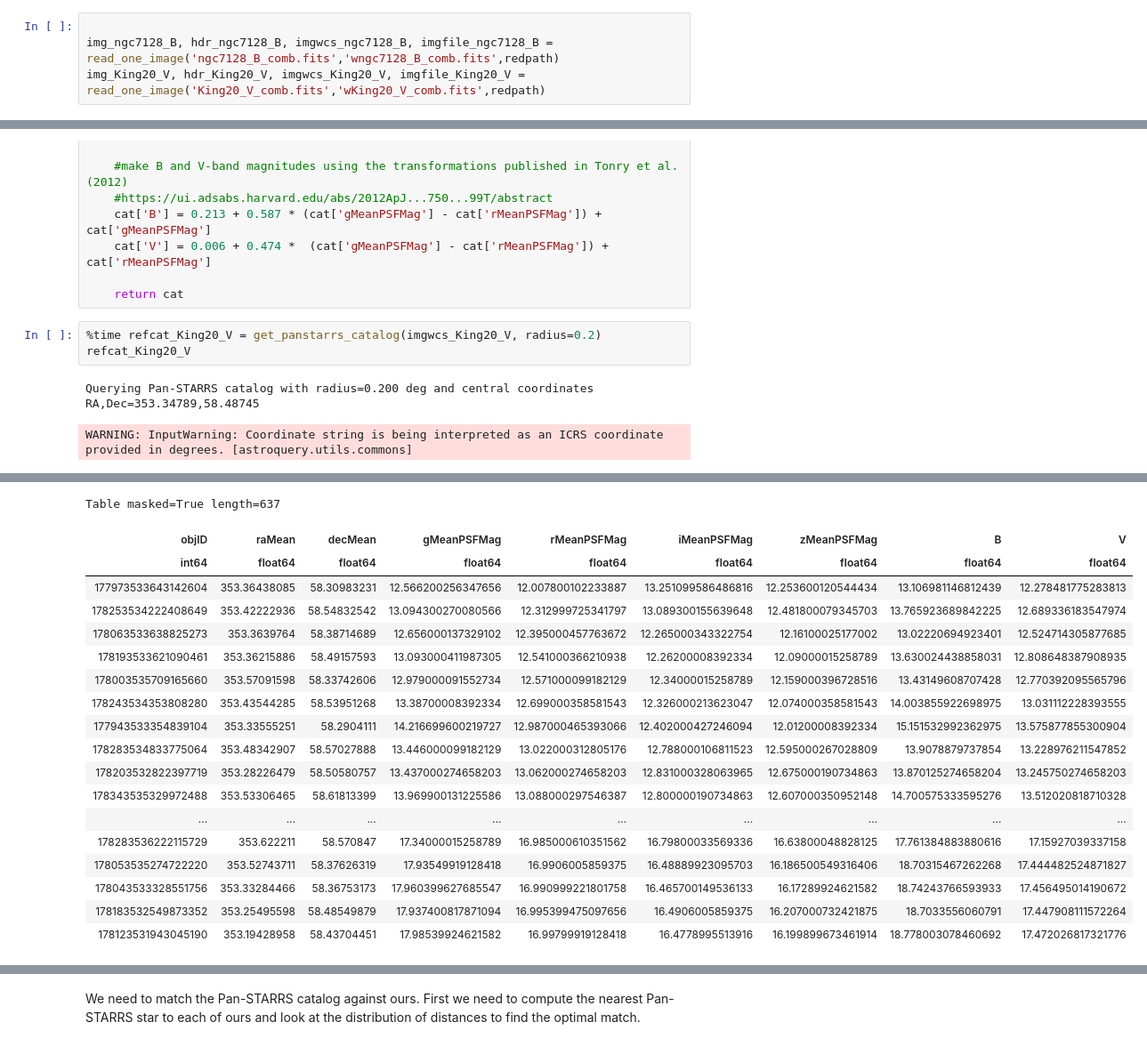
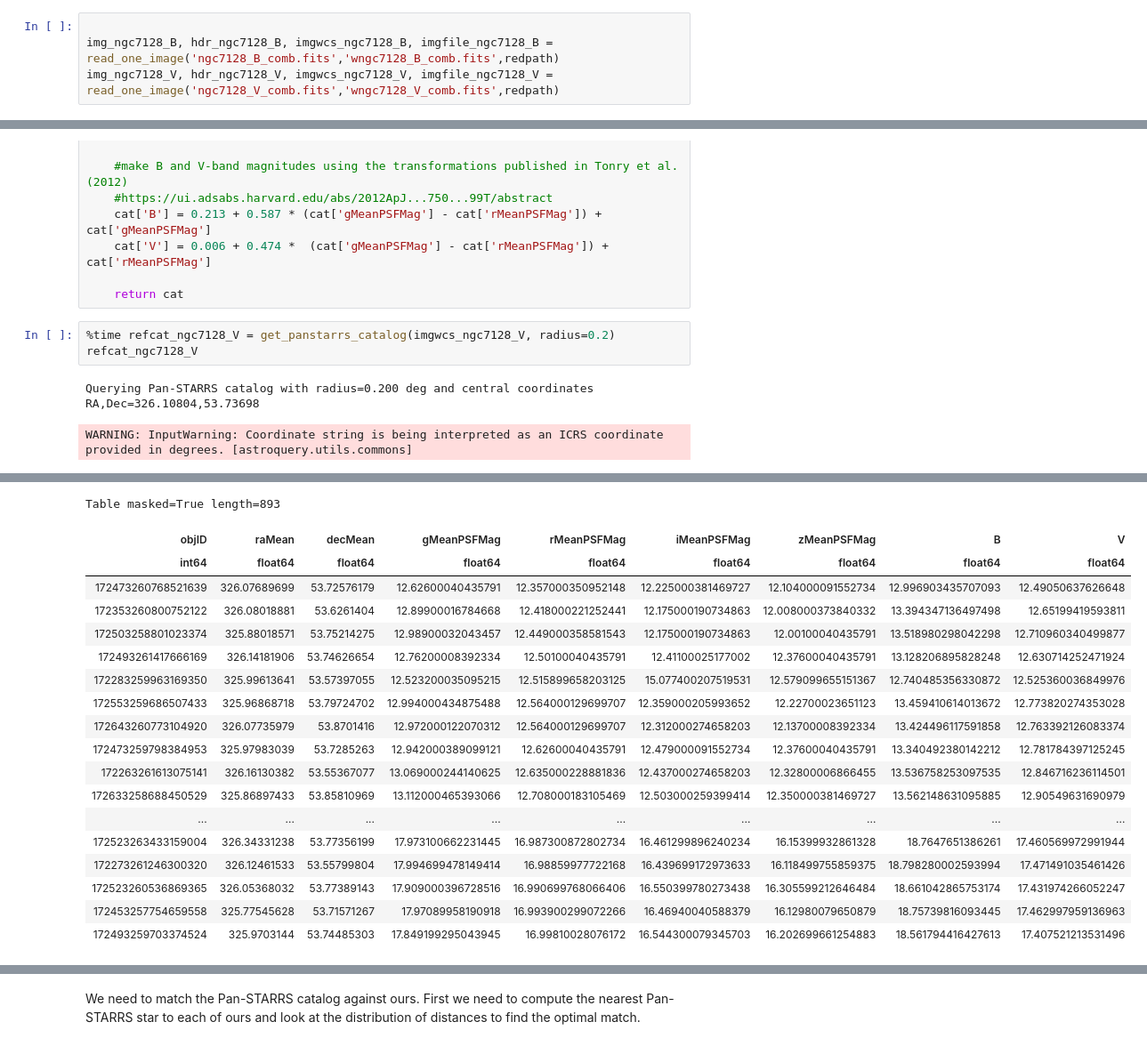
Before and after one commit to elliot1283/astr596_eorellana_obsproject, a Jupyter notebook: reduction_part5_student.ipynb, the cells around one changed output, grey strips where cells are left out. Shown at 89% size. Cells and saved outputs as stored; diff of their text form.

```diff
--- a/reduction_part5_student.ipynb
+++ b/reduction_part5_student.ipynb
@@ -94,6 +94,6 @@ def read_one_image(filename, wcsfilename, redpath):
 # %%
 
 img_ngc7128_B, hdr_ngc7128_B, imgwcs_ngc7128_B, imgfile_ngc7128_B = read_one_image('ngc7128_B_comb.fits','wngc7128_B_comb.fits',redpath)
-img_King20_V, hdr_King20_V, imgwcs_King20_V, imgfile_King20_V = read_one_image('King20_V_comb.fits','wKing20_V_comb.fits',redpath)
+img_ngc7128_V, hdr_ngc7128_V, imgwcs_ngc7128_V, imgfile_ngc7128_V = read_one_image('ngc7128_V_comb.fits','wngc7128_V_comb.fits',redpath)
 # %% [output]
 Reading /home/e200o154/RFSLAB/USER_DPT/e200o154/ASTR596/Data/Reduced/20191105/ngc7128_B_comb.fits
@@ -280,8 +280,8 @@ def get_panstarrs_catalog(imgwcs, radius=0.2, rfaint=17, region=False):
 
     return cat
 # %%
-%time refcat_King20_V = get_panstarrs_catalog(imgwcs_King20_V, radius=0.2)
-refcat_King20_V
+%time refcat_ngc7128_V = get_panstarrs_catalog(imgwcs_ngc7128_V, radius=0.2)
+refcat_ngc7128_V
 # %% [output]
-Querying Pan-STARRS catalog with radius=0.200 deg and central coordinates RA,Dec=353.34789,58.48745
+Querying Pan-STARRS catalog with radius=0.200 deg and central coordinates RA,Dec=326.10804,53.73698
 WARNING: InputWarning: Coordinate string is being interpreted as an ICRS coordinate provided in degrees. [astroquery.utils.commons]
@@ -291,22 +291,22 @@ Wall time: 9.96 s
-Table masked=True length=637
+Table masked=True length=893
 | objID | raMean | decMean | gMeanPSFMag | rMeanPSFMag | iMeanPSFMag | zMeanPSFMag | B | V |
 | int64 | float64 | float64 | float64 | float64 | float64 | float64 | float64 | float64 |
-| 177973533643142604 | 353.36438085 | 58.30983231 | 12.566200256347656 | 12.007800102233887 | 13.251099586486816 | 12.253600120544434 | 13.106981146812439 | 12.278481775283813 |
-| 178253534222408649 | 353.42222936 | 58.54832542 | 13.094300270080566 | 12.312999725341797 | 13.089300155639648 | 12.481800079345703 | 13.765923689842225 | 12.689336183547974 |
-| 178063533638825273 | 353.3639764 | 58.38714689 | 12.656000137329102 | 12.395000457763672 | 12.265000343322754 | 12.16100025177002 | 13.02220694923401 | 12.524714305877685 |
-| 178193533621090461 | 353.36215886 | 58.49157593 | 13.093000411987305 | 12.541000366210938 | 12.26200008392334 | 12.09000015258789 | 13.630024438858031 | 12.808648387908935 |
-| 178003535709165660 | 353.57091598 | 58.33742606 | 12.979000091552734 | 12.571000099182129 | 12.34000015258789 | 12.159000396728516 | 13.43149608707428 | 12.770392095565796 |
-| 178243534353808280 | 353.43544285 | 58.53951268 | 13.38700008392334 | 12.699000358581543 | 12.326000213623047 | 12.074000358581543 | 14.003855922698975 | 13.031112228393555 |
-| 177943533354839104 | 353.33555251 | 58.2904111 | 14.216699600219727 | 12.987000465393066 | 12.402000427246094 | 12.01200008392334 | 15.151532992362975 | 13.575877855300904 |
-| 178283534833775064 | 353.48342907 | 58.57027888 | 13.446000099182129 | 13.022000312805176 | 12.788000106811523 | 12.595000267028809 | 13.9078879737854 | 13.228976211547852 |
-| 178203532822397719 | 353.28226479 | 58.50580757 | 13.437000274658203 | 13.062000274658203 | 12.831000328063965 | 12.675000190734863 | 13.870125274658204 | 13.245750274658203 |
-| 178343535329972488 | 353.53306465 | 58.61813399 | 13.969900131225586 | 13.088000297546387 | 12.800000190734863 | 12.607000350952148 | 14.700575333595276 | 13.512020818710328 |
+| 172473260768521639 | 326.07689699 | 53.72576179 | 12.62600040435791 | 12.357000350952148 | 12.225000381469727 | 12.104000091552734 | 12.996903435707093 | 12.49050637626648 |
+| 172353260800752122 | 326.08018881 | 53.6261404 | 12.89900016784668 | 12.418000221252441 | 12.175000190734863 | 12.008000373840332 | 13.394347136497498 | 12.65199419593811 |
+| 172503258801023374 | 325.88018571 | 53.75214275 | 12.98900032043457 | 12.449000358581543 | 12.175000190734863 | 12.00100040435791 | 13.518980298042298 | 12.710960340499877 |
+| 172493261417666169 | 326.14181906 | 53.74626654 | 12.76200008392334 | 12.50100040435791 | 12.41100025177002 | 12.37600040435791 | 13.128206895828248 | 12.630714252471924 |
+| 172283259963169350 | 325.99613641 | 53.57397055 | 12.523200035095215 | 12.515899658203125 | 15.077400207519531 | 12.579099655151367 | 12.740485356330872 | 12.525360036849976 |
+| 172553259686507433 | 325.96868718 | 53.79724702 | 12.994000434875488 | 12.564000129699707 | 12.359000205993652 | 12.22700023651123 | 13.459410614013672 | 12.773820274353028 |
+| 172643260773104920 | 326.07735979 | 53.8701416 | 12.972000122070312 | 12.564000129699707 | 12.312000274658203 | 12.13700008392334 | 13.424496117591858 | 12.763392126083374 |
+| 172473259798384953 | 325.97983039 | 53.7285263 | 12.942000389099121 | 12.62600040435791 | 12.479000091552734 | 12.37600040435791 | 13.340492380142212 | 12.781784397125245 |
+| 172263261613075141 | 326.16130382 | 53.55367077 | 13.069000244140625 | 12.635000228881836 | 12.437000274658203 | 12.32800006866455 | 13.536758253097535 | 12.846716236114501 |
+| 172633258688450529 | 325.86897433 | 53.85810969 | 13.112000465393066 | 12.708000183105469 | 12.503000259399414 | 12.350000381469727 | 13.562148631095885 | 12.90549631690979 |
 | ... | ... | ... | ... | ... | ... | ... | ... | ... |
-| 178283536222115729 | 353.622211 | 58.570847 | 17.34000015258789 | 16.985000610351562 | 16.79800033569336 | 16.63800048828125 | 17.761384883880616 | 17.15927039337158 |
-| 178053535274722220 | 353.52743711 | 58.37626319 | 17.93549919128418 | 16.9906005859375 | 16.48889923095703 | 16.186500549316406 | 18.70315467262268 | 17.444482524871827 |
-| 178043533328551756 | 353.33284466 | 58.36753173 | 17.960399627685547 | 16.990999221801758 | 16.465700149536133 | 16.17289924621582 | 18.74243766593933 | 17.456495014190672 |
-| 178183532549873352 | 353.25495598 | 58.48549879 | 17.937400817871094 | 16.995399475097656 | 16.4906005859375 | 16.207000732421875 | 18.7033556060791 | 17.447908111572264 |
-| 178123531943045190 | 353.19428958 | 58.43704451 | 17.98539924621582 | 16.99799919128418 | 16.4778995513916 | 16.199899673461914 | 18.778003078460692 | 17.472026817321776 |
+| 172523263433159004 | 326.34331238 | 53.77356199 | 17.973100662231445 | 16.987300872802734 | 16.461299896240234 | 16.15399932861328 | 18.7647651386261 | 17.460569972991944 |
+| 172273261246300320 | 326.12461533 | 53.55799804 | 17.994699478149414 | 16.98859977722168 | 16.439699172973633 | 16.118499755859375 | 18.798280002593994 | 17.471491035461426 |
+| 172523260536869365 | 326.05368032 | 53.77389143 | 17.909000396728516 | 16.990699768066406 | 16.550399780273438 | 16.305599212646484 | 18.661042865753174 | 17.431974266052247 |
+| 172453257754659558 | 325.77545628 | 53.71571267 | 17.97089958190918 | 16.993900299072266 | 16.46940040588379 | 16.12980079650879 | 18.75739816093445 | 17.462997959136963 |
+| 172493259703374524 | 325.9703144 | 53.74485303 | 17.849199295043945 | 16.99810028076172 | 16.544300079345703 | 16.202699661254883 | 18.561794416427613 | 17.407521213531496 |
 # %%
 %time refcat_ngc7128_B = get_panstarrs_catalog(imgwcs_ngc7128_B, radius=0.2)
 refcat_ngc7128_B
```
Also changed, not shown: parts of 12 cells of this notebook.
